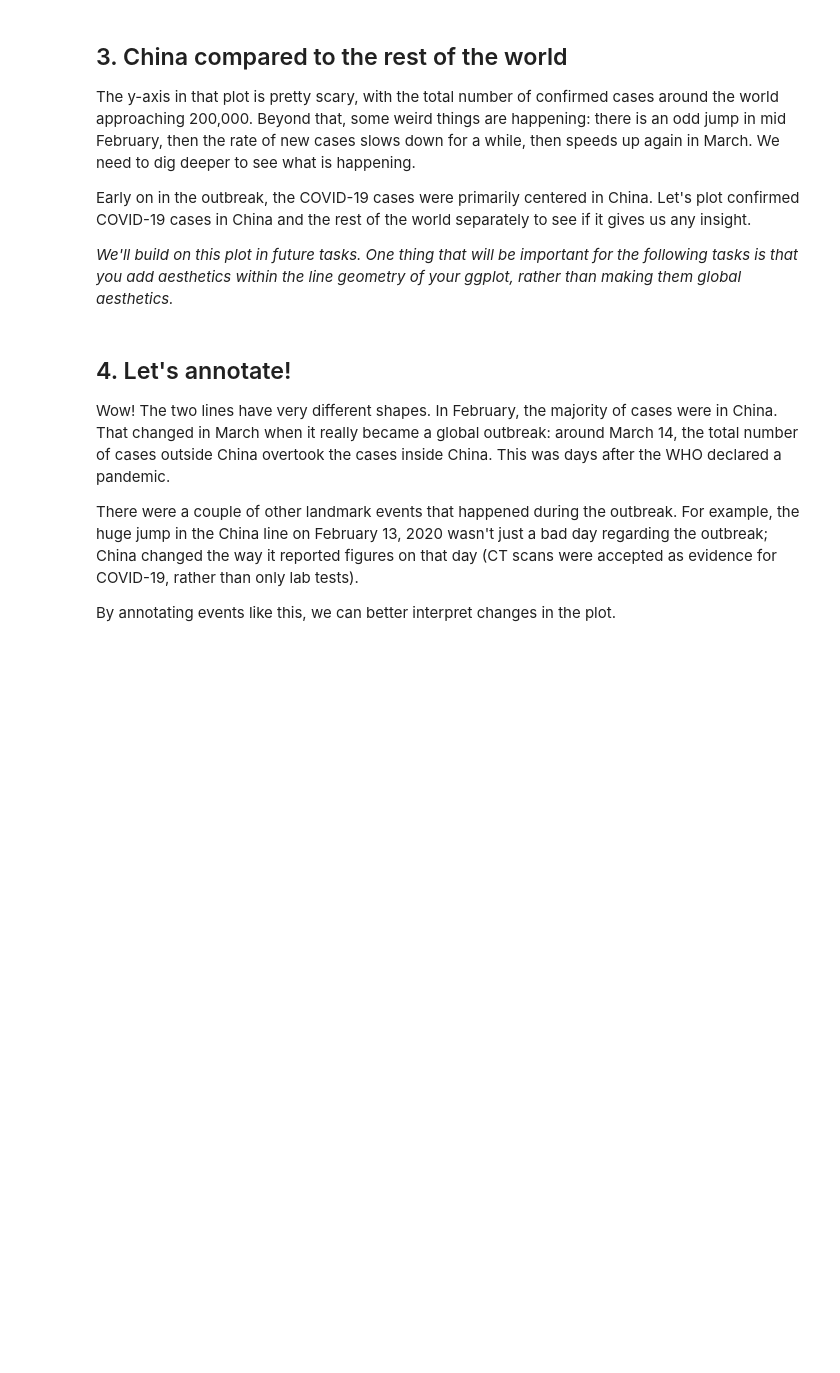
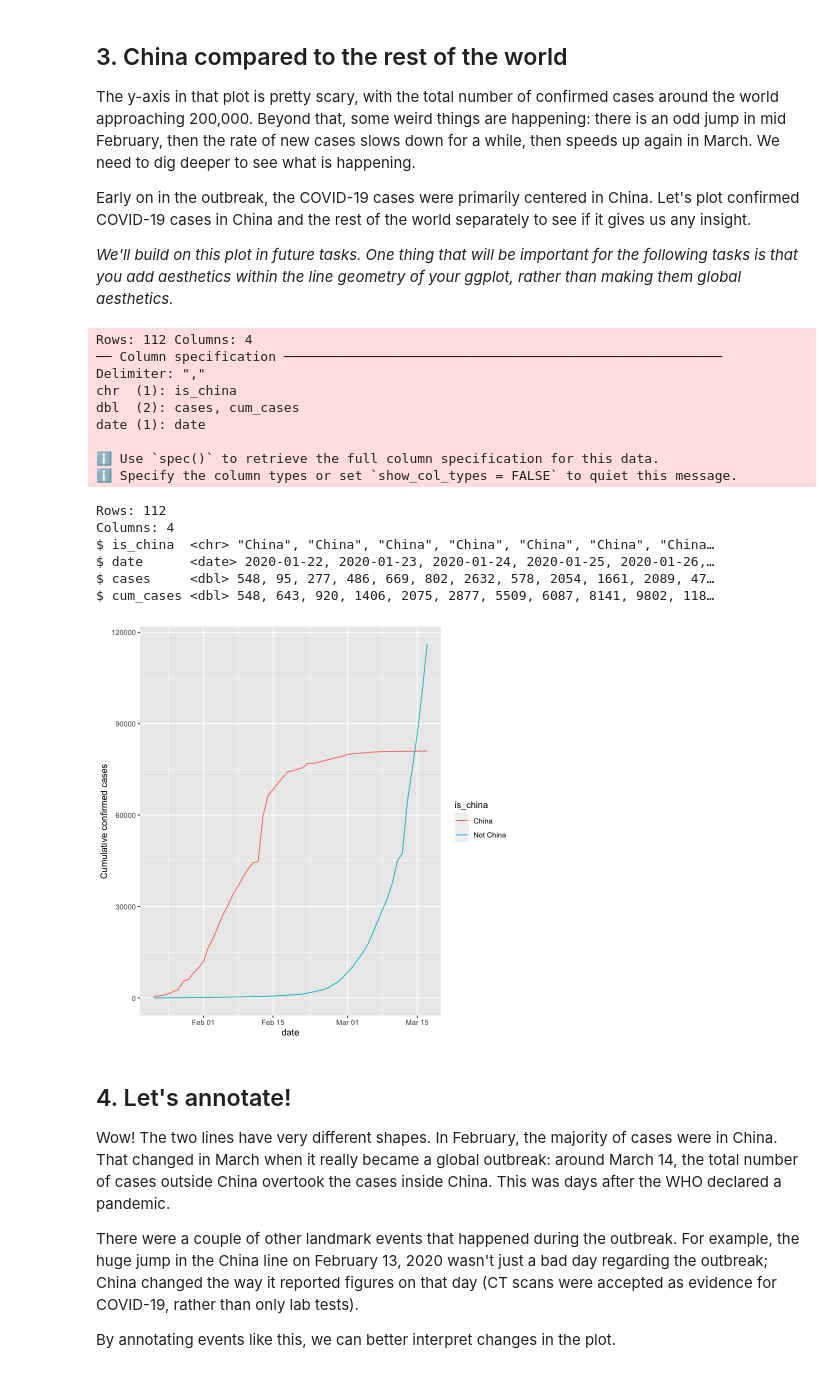
Before and after one commit to JeremyTallant/covid19_R_data_visualization, a Jupyter notebook: r_visualization.ipynb, the cells around one changed output. Cells and saved outputs as stored; diff of their text form; code cells hidden in the pictures; blank space fills up the shorter version.

```diff
--- a/r_visualization.ipynb
+++ b/r_visualization.ipynb
@@ -72,19 +72,36 @@ ggplot(confirmed_cases_worldwide, aes(x = date, y = cum_cases)) +
 <p><em>We'll build on this plot in future tasks. One thing that will be important for the following tasks is that you add aesthetics within the line geometry of your ggplot, rather than making them global aesthetics.</em></p>
 # %%
 # Read in datasets/confirmed_cases_china_vs_world.csv
-confirmed_cases_china_vs_world <- ....
+confirmed_cases_china_vs_world <- read_csv("datasets/confirmed_cases_china_vs_world.csv")
 
 # See the result
-....
+glimpse(confirmed_cases_china_vs_world)
 
 # Draw a line plot of cumulative cases vs. date, colored by is_china
 # Define aesthetics within the line geom
-plt_cum_confirmed_cases_china_vs_world <- ggplot(....) +
-  geom_line(aes(....)) +
+plt_cum_confirmed_cases_china_vs_world <- ggplot(confirmed_cases_china_vs_world) +
+  geom_line(aes(x = date, y = cum_cases, color = is_china)) +
   ylab("Cumulative confirmed cases")
 
 # See the plot
 plt_cum_confirmed_cases_china_vs_world
+# %% [output]
+Rows: 112 Columns: 4
+── Column specification ────────────────────────────────────────────────────────
+Delimiter: ","
+chr  (1): is_china
+dbl  (2): cases, cum_cases
+date (1): date
+
+ℹ Use `spec()` to retrieve the full column specification for this data.
+ℹ Specify the column types or set `show_col_types = FALSE` to quiet this message.
+Rows: 112
+Columns: 4
+$ is_china  <chr> "China", "China", "China", "China", "China", "China", "China…
+$ date      <date> 2020-01-22, 2020-01-23, 2020-01-24, 2020-01-25, 2020-01-26,…
+$ cases     <dbl> 548, 95, 277, 486, 669, 802, 2632, 578, 2054, 1661, 2089, 47…
+$ cum_cases <dbl> 548, 643, 920, 1406, 2075, 2877, 5509, 6087, 8141, 9802, 118…
+[figure, added]
 # %% [markdown]
 ## 4. Let's annotate!
 <p>Wow! The two lines have very different shapes. In February, the majority of cases were in China. That changed in March when it really became a global outbreak: around March 14, the total number of cases outside China overtook the cases inside China. This was days after the WHO declared a pandemic.</p>
```
